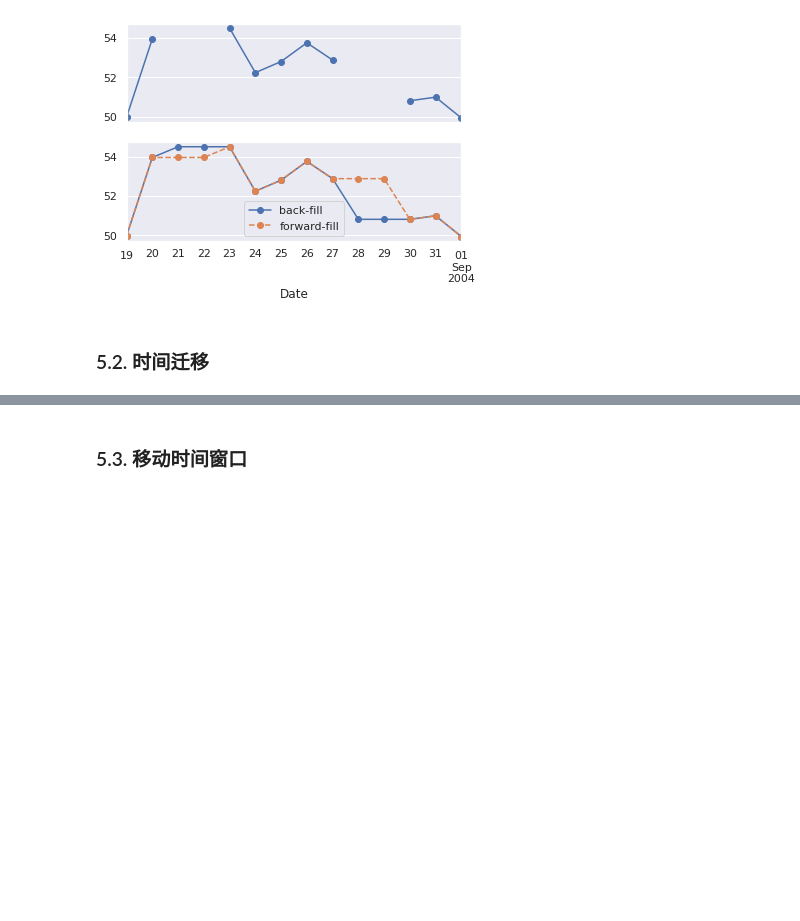
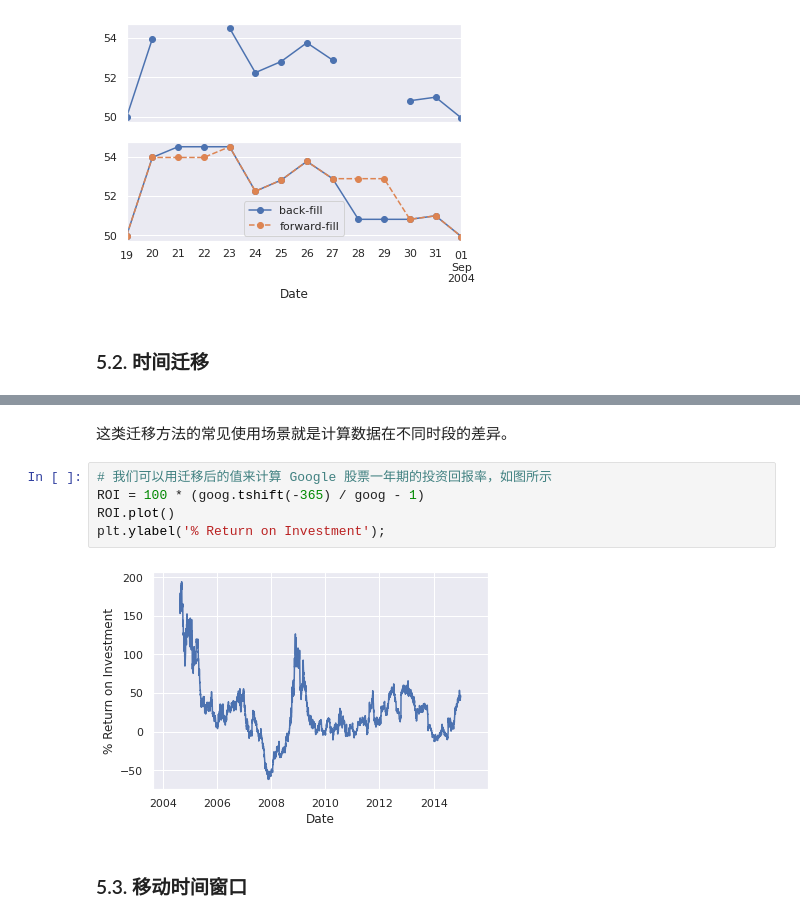
Before and after one commit to michaelbrucelin/HelloLanguage, a Jupyter notebook: Jupyter/Python/Book/Python数据科学手册/02-Pandas数据处理/12-处理时间序列.ipynb, the cells around one changed output, grey strips where cells are left out. Saved outputs shown, nothing was run; the diff lists cells and outputs as text; blank space fills up the shorter version.

```diff
--- a/Jupyter/Python/Book/Python数据科学手册/02-Pandas数据处理/12-处理时间序列.ipynb
+++ b/Jupyter/Python/Book/Python数据科学手册/02-Pandas数据处理/12-处理时间序列.ipynb
@@ -354,2 +390,11 @@ ax[1].legend(["back-fill", "forward-fill"])
+# %% [markdown]
+这类迁移方法的常见使用场景就是计算数据在不同时段的差异。
+# %%
+# 我们可以用迁移后的值来计算 Google 股票一年期的投资回报率，如图所示
+ROI = 100 * (goog.tshift(-365) / goog - 1)
+ROI.plot()
+plt.ylabel('% Return on Investment');
+# %% [output]
+[figure, added]
 # %% [markdown]
 ### 5.3. 移动时间窗口
```
Also changed, not shown: parts of 21 cells of this notebook, 2 other files.
